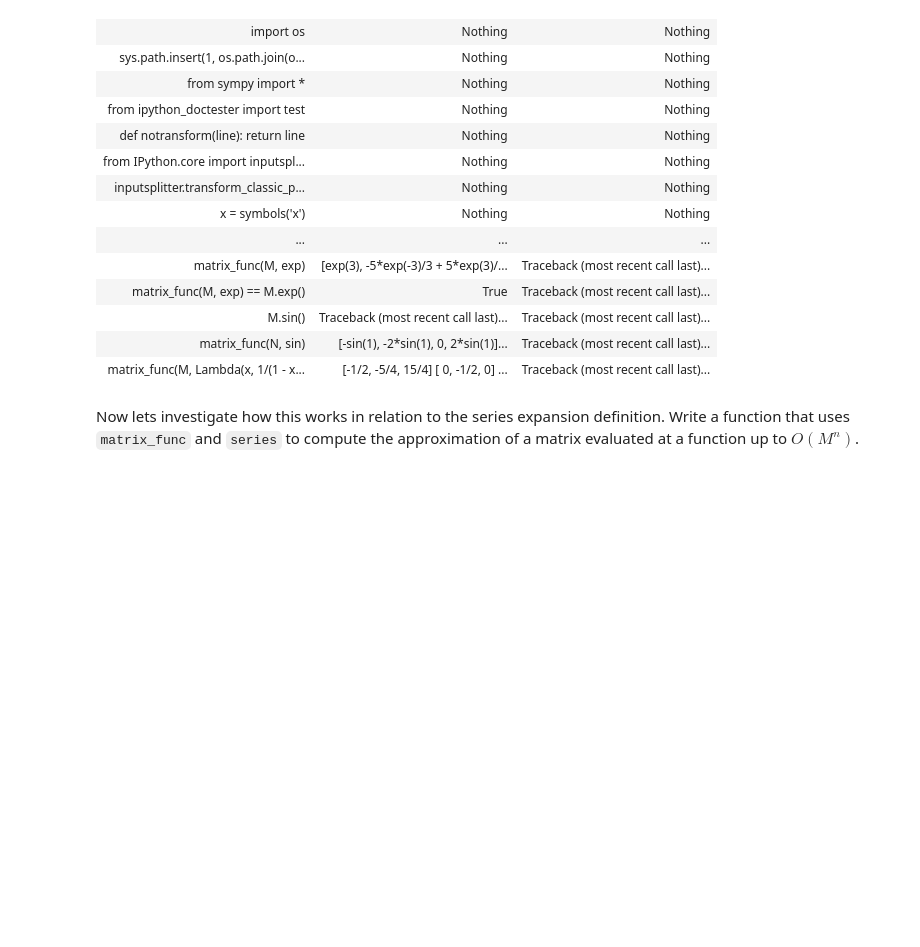
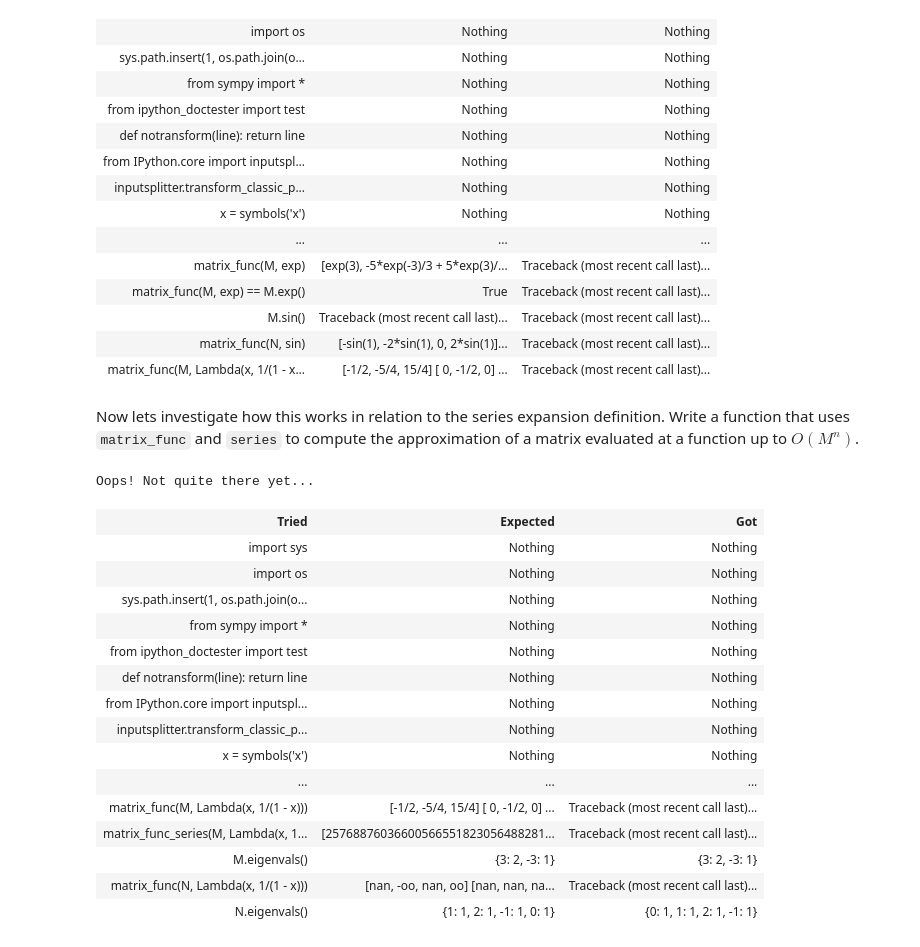
Before and after one commit to igormusinov/Python, a Jupyter notebook: task5/Matrices.ipynb, the cells around one changed output. Drawn from its saved outputs; the diff is of its cells as text; code cells hidden in the pictures; blank space fills up the shorter version.

```diff
--- a/task5/Matrices.ipynb
+++ b/task5/Matrices.ipynb
@@ -288,7 +288,18 @@ Now lets investigate how this works in relation to the series expansion definiti
 def matrix_func_series(M, func, n):
     """
     Computes the approximation of the func(M) using the series definition up to O(M**n).
-
+    >>> import sys
+    >>> import os
+    >>> sys.path.insert(1, os.path.join(os.path.pardir, "ipython_doctester"))
+    >>> from sympy import *
+    >>> from ipython_doctester import test
+    >>> def notransform(line): return line
+    >>> from IPython.core import inputsplitter
+    >>> inputsplitter.transform_classic_prompt = notransform
+    >>> x = symbols('x')
+    >>> A = Matrix([[1, 1], [1, 0]])
+    >>> M = Matrix([[3, 10, -30], [0, 3, 0], [0, 2, -3]])
+    >>> N = Matrix([[-1, -2, 0, 2], [-1, -1, 2, 1], [0, 0, 2, 0], [-1, -2, 2, 2]])
     >>> matrix_func_series(M, exp, 10)
     [22471/1120,  14953/448, -44859/448]
     [         0, 22471/1120,          0]
@@ -331,30 +342,51 @@ def matrix_func_series(M, func, n):
     >>> matrix_func_series(M, Lambda(x, 1/(1 - x)), 100)
     [257688760366005665518230564882810636351053761000, 644221900915014163795576412207026590877634402500, -1932665702745042491386729236621079772632903207500]
     [                                               0, 257688760366005665518230564882810636351053761000,                                                  0]
     [                                               0, 128844380183002832759115282441405318175526880500,  -128844380183002832759115282441405318175526880500]
 
     It just keeps getting bigger. In fact, the series diverges. Recall that
     1/(1 - x) = 1 + x + x**2 + x**3 + … *only if* |x| < 1.  But the eigenvalues
     of M are bigger than 1 in absolute value.
 
     >>> M.eigenvals()
     {3: 2, -3: 1}
 
     In fact, 1/(1 - M) is mathematically defined via the analytic continuation
     of the series expansion 1 + x + x**2 + …, which is just 1/(1 - x).  This is
     well-defined as long as none of the eigenvalues of M are equal to 1.  Let's
     try it on N.
 
     >>> matrix_func(N, Lambda(x, 1/(1 - x)))
     [nan, -oo, nan,  oo]
     [nan, nan, nan, nan]
     [nan, nan, nan, nan]
     [nan, -oo, nan,  oo]
 
     That didn't work. What are the eigenvalues of N?
 
     >>> N.eigenvals()
     {1: 1, 2: 1, -1: 1, 0: 1}
 
     Ah, the first one is 1, so we cannot define 1/(1 - N).
     """
+    x = Dummy('x') # This works even if func already contains Symbol('x')
+    series_func = Lambda(x, func(x).series(x, 0, n).removeO())
+    return matrix_func(M, series_func)
+# %% [output]
+Oops! Not quite there yet...
+| Tried | Expected | Got |
+| import sys | Nothing | Nothing |
+| import os | Nothing | Nothing |
+| sys.path.insert(1, os.path.join(o... | Nothing | Nothing |
+| from sympy import * | Nothing | Nothing |
+| from ipython_doctester import test | Nothing | Nothing |
+| def notransform(line): return line | Nothing | Nothing |
+| from IPython.core import inputspl... | Nothing | Nothing |
+| inputsplitter.transform_classic_p... | Nothing | Nothing |
+| x = symbols('x') | Nothing | Nothing |
+| ... | ... | ... |
+| matrix_func(M, Lambda(x, 1/(1 - x))) | [-1/2, -5/4, 15/4] [ 0, -1/2, 0] ... | Traceback (most recent call last)... |
+| matrix_func_series(M, Lambda(x, 1... | [25768876036600566551823056488281... | Traceback (most recent call last)... |
+| M.eigenvals() | {3: 2, -3: 1} | {3: 2, -3: 1} |
+| matrix_func(N, Lambda(x, 1/(1 - x))) | [nan, -oo, nan, oo] [nan, nan, na... | Traceback (most recent call last)... |
+| N.eigenvals() | {1: 1, 2: 1, -1: 1, 0: 1} | {0: 1, 1: 1, 2: 1, -1: 1} |
```
